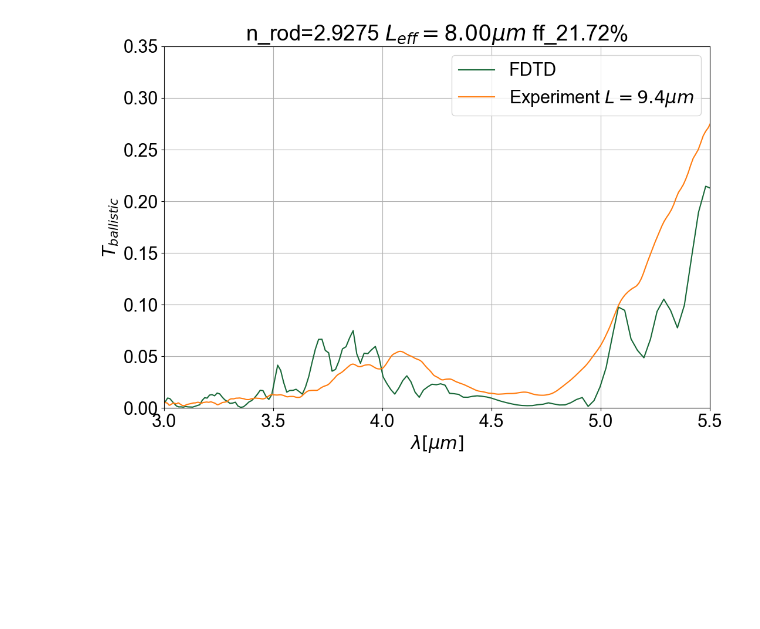
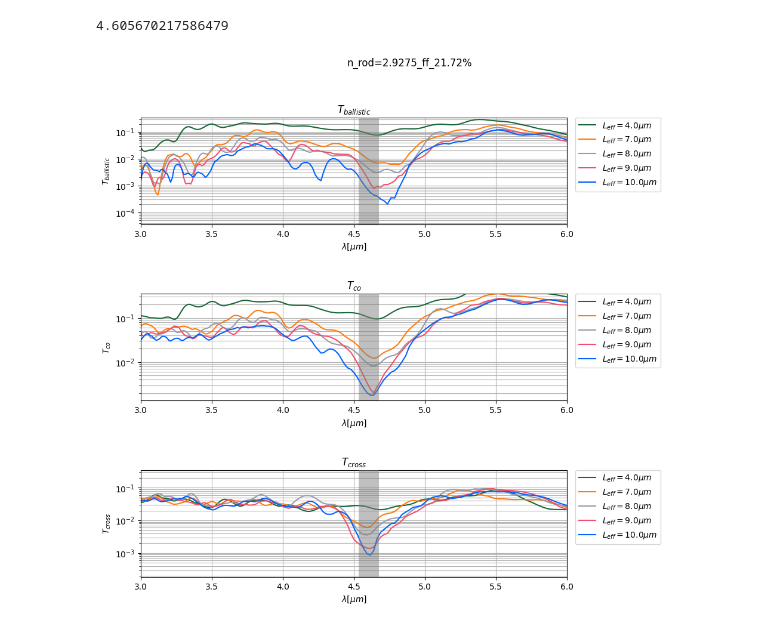
Before and after one commit to fhernandez93/LoadingPermittivityDistToSlabTransmission, a Jupyter notebook: Notebooks/LSU Project/20250410 Sphere Discretization LSU/20251023_Extract_Ballistic_Transmission.ipynb, the cells around one changed output. Drawn from its saved outputs; the diff is of its cells as text; code cells hidden in the pictures; blank space fills up the shorter version.

```diff
--- a/Notebooks/LSU Project/20250410 Sphere Discretization LSU/20251023_Extract_Ballistic_Transmission.ipynb
+++ b/Notebooks/LSU Project/20250410 Sphere Discretization LSU/20251023_Extract_Ballistic_Transmission.ipynb
@@ -121,2 +138,15 @@ def compute_ballistic(
 # %%
-transmission_full = compute_ballistic(field_ref["Etheta"].squeeze(),field_ref["Ephi"].squeeze(),field["Etheta"].squeeze(),field["Ephi"].squeeze(),field["theta_proj"],field["phi_proj"])
+components_data = {}
+for field_item in field.keys():
+    print(field_item)
+    T_ballistic, T_co, T_cross = compute_transmission(field_ref["Etheta"].squeeze(),
+                                                  field_ref["Ephi"].squeeze(),
+                                                  field[field_item]["Etheta"].squeeze(),
+                                                  field[field_item]["Ephi"].squeeze(),
+                                                  field_ref["theta_proj"],
+                                                  field_ref["phi_proj"])
+    if field_item not in components_data.keys():
+        components_data[field_item] = {}
+    components_data[field_item]["T_ballistic"] = T_ballistic
+    components_data[field_item]["T_co"] = T_co
+    components_data[field_item]["T_cross"] = T_cross
@@ -123,16 +184,54 @@ transmission_full = compute_ballistic(field_ref["Etheta"].squeeze(),field_ref["E
+# %%
+# gap_edges = np.array([4.67666044, 4.53468   ])
+gap_edges = 14.3*0.8/np.array([2.44619,2.52278])
+gap_center = np.mean(gap_edges)
+gap_center
+# %% [output]
+4.605670217586479
 # %%
-plt.rcParams.update({'font.size': 22})
-plt.rc('font', family='Arial')
-fig, ax = plt.subplots(figsize=(12,8))
-plt.plot(td.C_0/field_ref["freqs"],transmission_full,label="FDTD")
-plt.plot(lambdas_experiment,experiment_data,label=r"Experiment $L=9.4\mu m$")
-plt.ylim(0,0.35)
-plt.xlim(3,5.5)
-plt.grid(visible=True,which="both")
-plt.ylabel(rf"$T_{{ballistic}}$")
-plt.xlabel(rf"$\lambda[\mu m]$")
-plt.title(rf"n_rod=2.9275 $L_{{eff}}=8.00 \mu m$ ff_21.72%")
-plt.legend()
+fig, ax = plt.subplots(ncols=1,nrows=3,figsize=(12,10))
+flatten_ax = ax.flatten()
+titles = [r"$T_{ballistic}$", r"$T_{co}$", r"$T_{cross}$"]
+window = 5
+folder_save = rf"./data/20251216_Transmission_componenents_txt"
+os.makedirs(folder_save,exist_ok=True)
+for element in components_data.keys():
+    size = float(re.search(r'size_([+-]?\d+(?:\.\d+)?)', element).group(1))*14.3*0.8
+    lambda_smooth = AM.moving_average(td.C_0/field_ref["freqs"],window)
+
+    #plot ballistic
+    ballistic = AM.moving_average(components_data[element]["T_ballistic"],window)
+    flatten_ax[0].plot(lambda_smooth,ballistic,label=rf"$L_{{eff}}={size}\mu m$")
+    #plot T_co
+    T_co = AM.moving_average(components_data[element]["T_co"],window)
+    flatten_ax[1].plot(lambda_smooth,T_co,label=rf"$L_{{eff}}={size}\mu m$")
+    #plot T_cross
+    T_cross = AM.moving_average(components_data[element]["T_cross"],window)
+    flatten_ax[2].plot(lambda_smooth,T_cross,label=rf"$L_{{eff}}={size}\mu m$")
+    # plt.plot(lambdas_experiment,experiment_values[i],label=r"Experiment $L=9.4\mu m$")
+    data_store = [lambda_smooth,ballistic,T_co,T_cross]
+    flatten_ax[0].set_yscale('log')
+    flatten_ax[1].set_yscale('log')
+    flatten_ax[2].set_yscale('log')
+    # np.savetxt(rf"{folder_save}/sim_n_rod_2p9275_ff_21p72_size_{size:.2f}_um.txt", np.transpose(data_store) , fmt="%.18f", delimiter=" ", header="lambda t_ballistic t_co t_cross", comments="")
+flatten_ax[0].axvspan(gap_edges[0], gap_edges[1], facecolor='gray', alpha=0.5, edgecolor='none', zorder=1000, clip_on=False)
+flatten_ax[1].axvspan(gap_edges[0], gap_edges[1], facecolor='gray', alpha=0.5, edgecolor='none', zorder=1000, clip_on=False)
+flatten_ax[2].axvspan(gap_edges[0], gap_edges[1], facecolor='gray', alpha=0.5, edgecolor='none', zorder=1000, clip_on=False)
+
+
+for i, plot_item in enumerate(flatten_ax):
+    plot_item.set_ylim(0,0.35)
+    plot_item.set_xlim(3,6)
+    plot_item.grid(visible=True,which="both")
+    plot_item.set_ylabel(rf"{titles[i]}")
+    plot_item.set_xlabel(rf"$\lambda[\mu m]$")
+    plot_item.set_title(titles[i])
+    plot_item.legend(loc='upper left', bbox_to_anchor=(1.02, 1), borderaxespad=0.)
+
+fig.subplots_adjust(right=0.72)
+plt.suptitle(rf"n_rod=2.9275_ff_21.72%")
+plt.subplots_adjust(hspace=0.65)
+plt.savefig(rf"{folder_save}/transmission_components_n_rod_2p9275_ff_21p72.pdf",dpi=300)
 plt.show()
 # %% [output]
-[figure, old version]
+[figure, new version]
```
Also changed, not shown: parts of 9 cells of this notebook, 22 other files.
